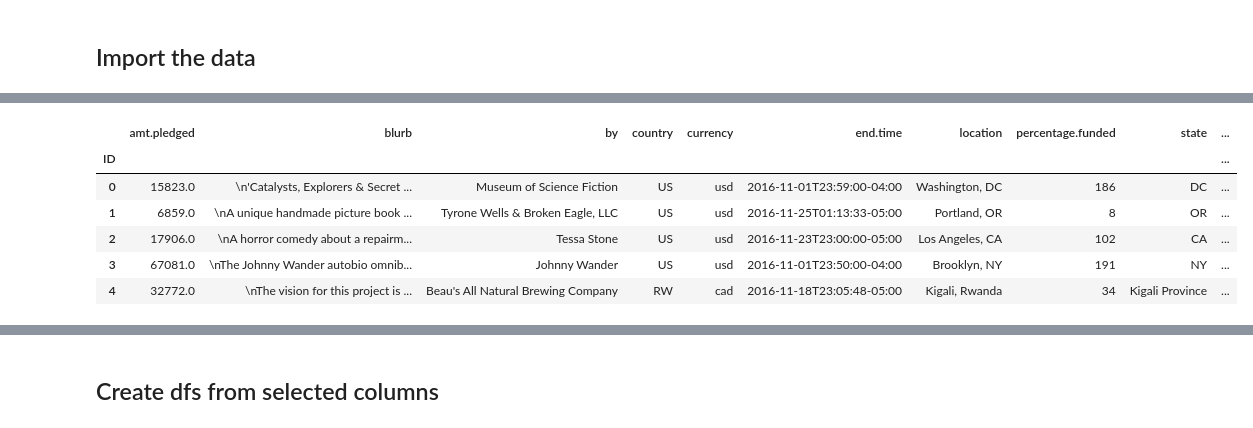
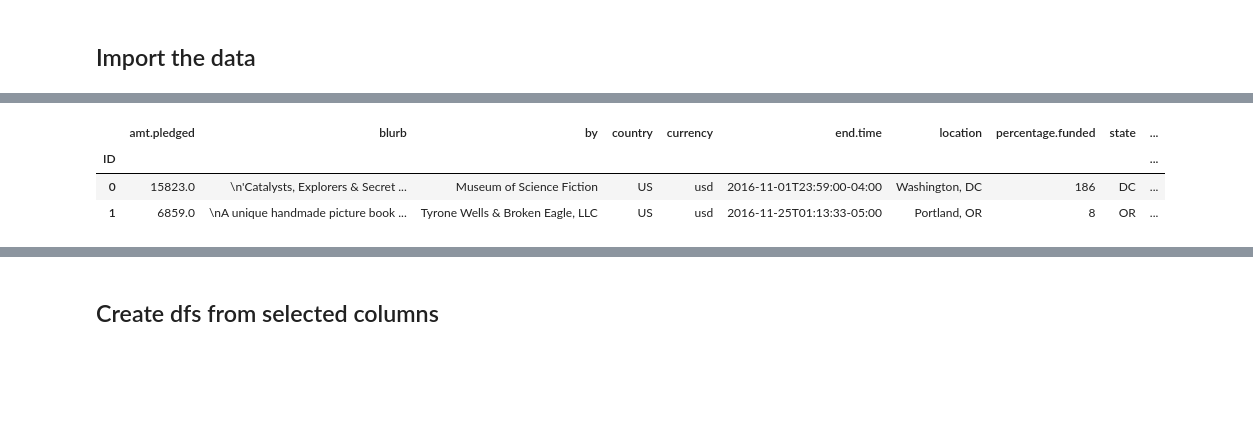
Before and after one commit to Best-Brain-Gang/Crowdfunding_Analysis, a Jupyter notebook: crowdfunding_analyzer.ipynb, the cells around one changed output, grey strips where cells are left out. Drawn from its saved outputs; the diff is of its cells as text; code cells hidden in the pictures; blank space fills up the shorter version.

```diff
--- a/crowdfunding_analyzer.ipynb
+++ b/crowdfunding_analyzer.ipynb
@@ -59,25 +59,22 @@ kickstarter_large_recent_df.head()
 # %%
 # Import small kickstarter live dataset
 kickstarter_small_live_df = pd.read_csv(
     Path('./Resources/kickstarter_small_dataset/live.csv')
 )
 
 # Fix ID column
 kickstarter_small_live_df.rename(columns={'Unnamed: 0': 'ID'}, inplace=True)
 
 # Set the index as the ID
 kickstarter_small_live_df.set_index('ID', inplace=True)
 
 # View head
-kickstarter_small_live_df.head()
+kickstarter_small_live_df.head(2)
 # %% [output]
 |  | amt.pledged | blurb | by | country | currency | end.time | location | percentage.funded | state | ... |
 | ID |  |  |  |  |  |  |  |  |  | ... |
 | 0 | 15823.0 | \n'Catalysts, Explorers & Secret ... | Museum of Science Fiction | US | usd | 2016-11-01T23:59:00-04:00 | Washington, DC | 186 | DC | ... |
 | 1 | 6859.0 | \nA unique handmade picture book ... | Tyrone Wells & Broken Eagle, LLC | US | usd | 2016-11-25T01:13:33-05:00 | Portland, OR | 8 | OR | ... |
-| 2 | 17906.0 | \nA horror comedy about a repairm... | Tessa Stone | US | usd | 2016-11-23T23:00:00-05:00 | Los Angeles, CA | 102 | CA | ... |
-| 3 | 67081.0 | \nThe Johnny Wander autobio omnib... | Johnny Wander | US | usd | 2016-11-01T23:50:00-04:00 | Brooklyn, NY | 191 | NY | ... |
-| 4 | 32772.0 | \nThe vision for this project is ... | Beau's All Natural Brewing Company | RW | cad | 2016-11-18T23:05:48-05:00 | Kigali, Rwanda | 34 | Kigali Province | ... |
 # %%
 # Import small kickstarter most backed dataset
 kickstarter_small_most_backed_df = pd.read_csv(
```
Also changed, not shown: parts of 15 cells of this notebook.
